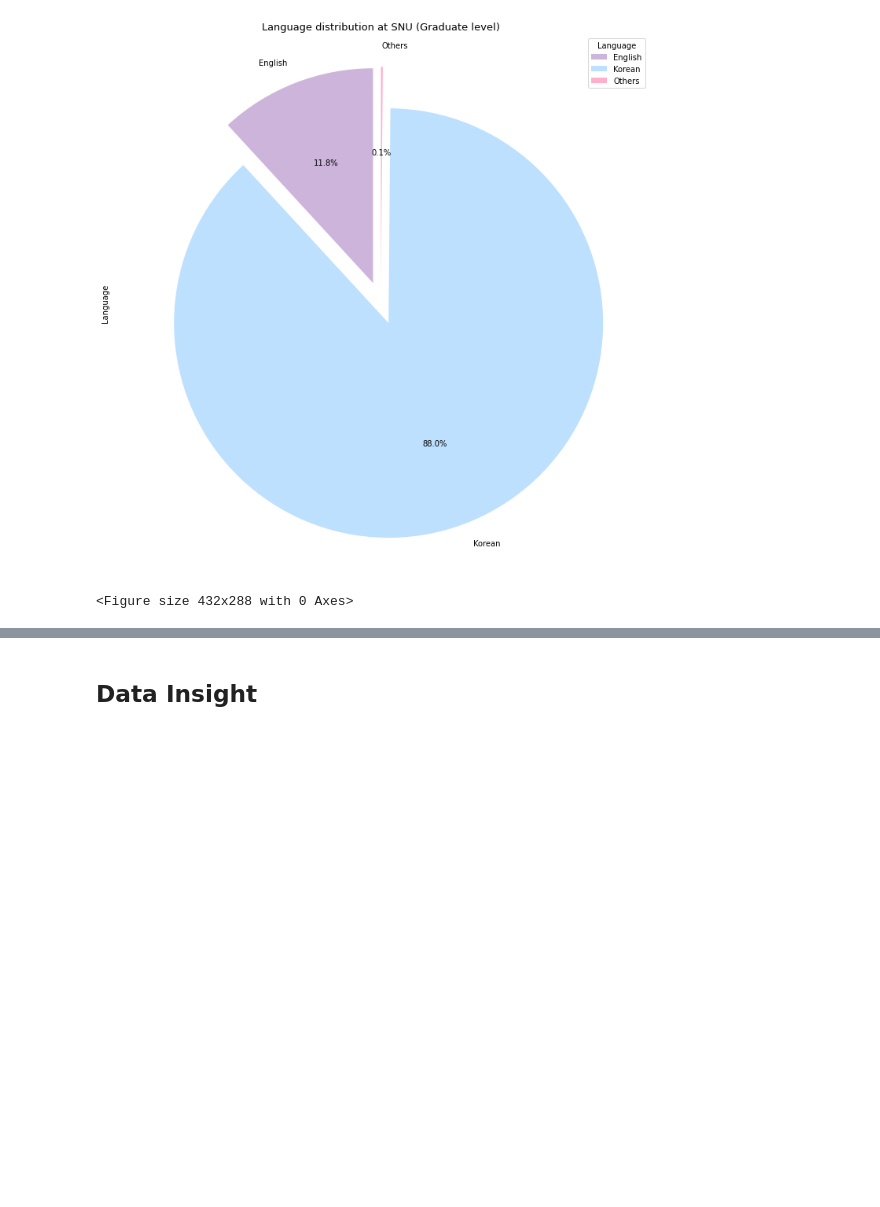
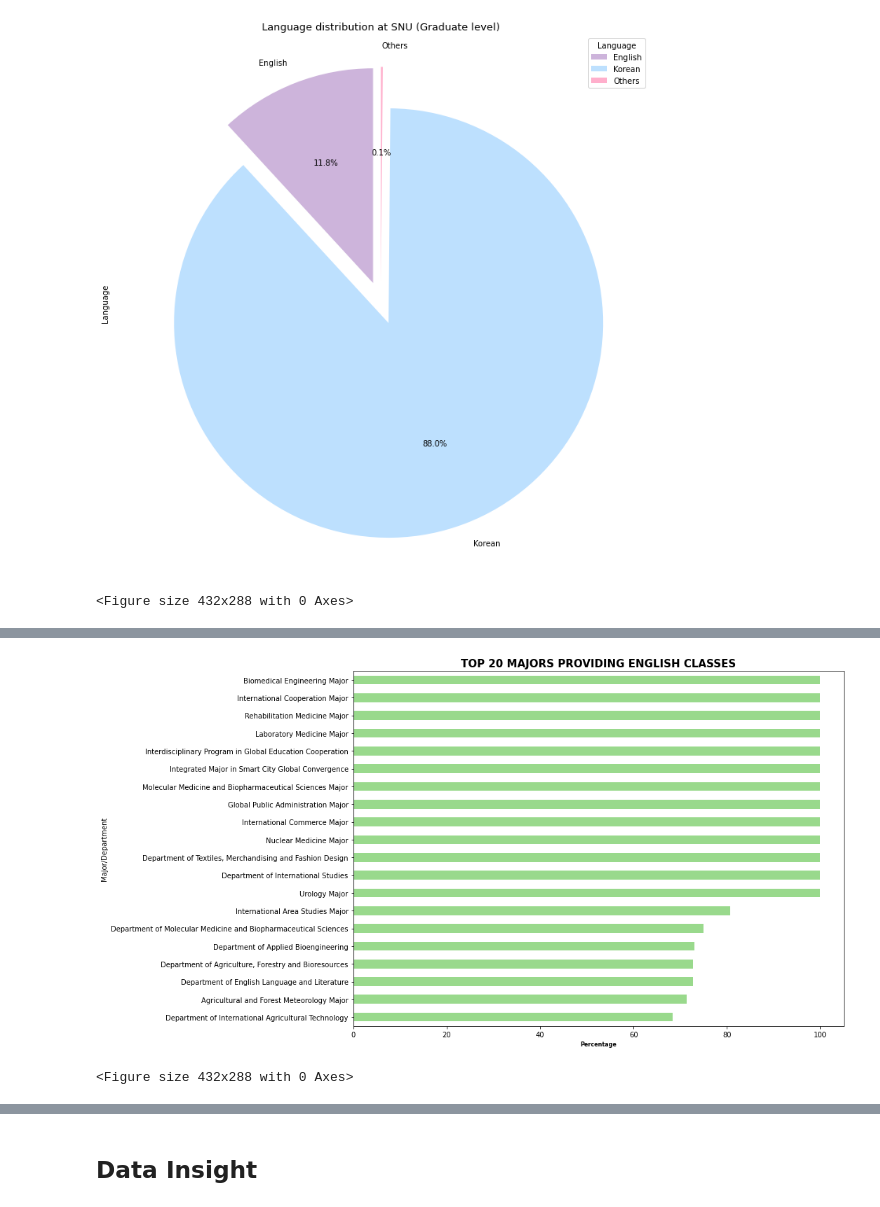
Before and after one commit to minhlgdo/understanding-sugang, a Jupyter notebook: insight.ipynb, the cells around one changed output, grey strips where cells are left out. Saved outputs shown, nothing was run; the diff lists cells and outputs as text; code cells hidden in the pictures; blank space fills up the shorter version.

```diff
--- a/insight.ipynb
+++ b/insight.ipynb
@@ -312,0 +319,24 @@ As expected, STEM-related colleges are all on this list. I am also surprised tha
+# %%
+plt.figure(figsize=(15,8))
+temp = df.drop(["category", "level", "year", "id", "College"], axis=1)
+# temp.loc[temp["language"] == "English"].groupby(["department"])["language"].count().fillna(0).\
+#     sort_values(ascending=False).head(20).sort_values(ascending=True)
+# graph = temp.loc[temp["language"] == "English"].groupby(["department"])["language"].count().fillna(0).\
+#     sort_values(ascending=False).head(10).sort_values(ascending=True).plot.barh(align='center', color="#99d98c")
+
+temp = temp.groupby(["department", "language"]).size().unstack(level=1)
+temp_graph = temp.div(temp.sum(1)/100, axis=0)
+temp_graph["English"].sort_values(ascending=False).head(20).sort_values(ascending=True).plot.barh(align='center', color="#99d98c")
+
+plt.title("Top 20 majors providing English classes".upper(), fontweight='black', fontsize=15)
+plt.xlabel("Percentage", fontweight='black', fontsize=8)
+plt.ylabel("Major/Department")
+
+plt.tight_layout()
+outfold = "res/general/top20departments.jpg"
+plt.savefig(outfold)
+plt.show()
+plt.clf()
+# %% [output]
+[figure, added]
+<Figure size 432x288 with 0 Axes>
```
Also changed, not shown: parts of 27 cells of this notebook, 10 other files.
